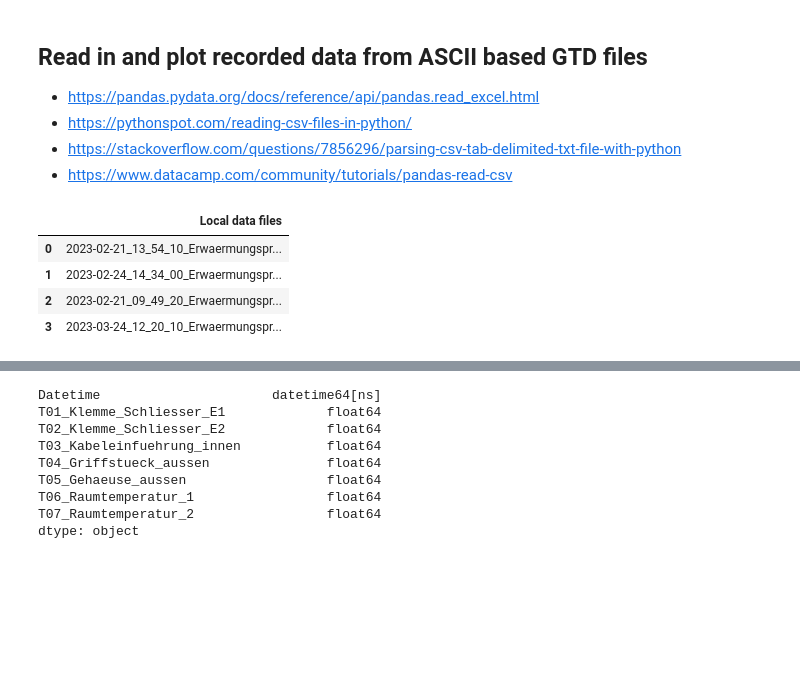
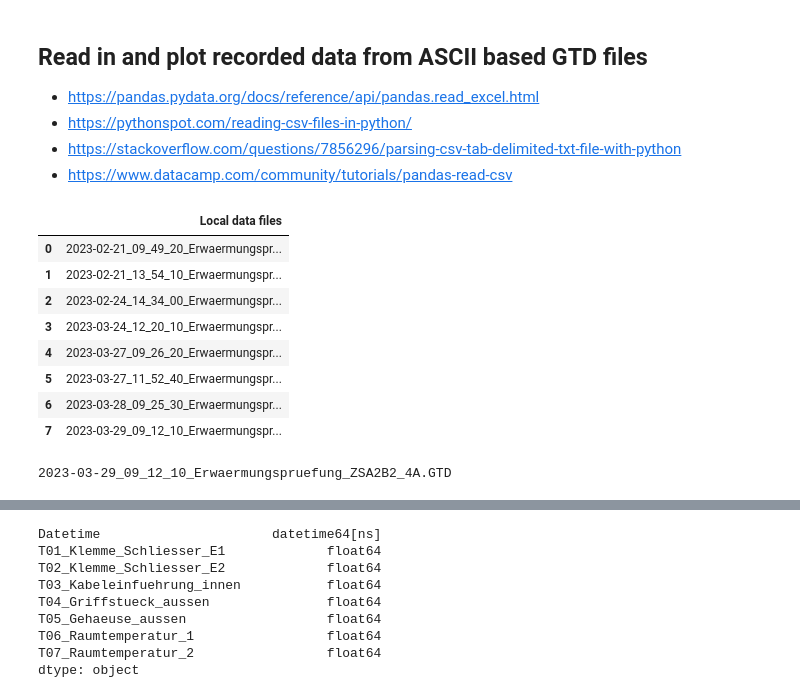
Before and after one commit to urmel79/Jupyter_PyVisa_Lab, a Jupyter notebook: Yokogawa_GP10_notebook.ipynb, the cells around one changed output, grey strips where cells are left out. Cells and saved outputs as stored; diff of their text form; code cells hidden in the pictures; blank space fills up the shorter version.

Commit message:
notebook 'Yokogawa_GP10_notebook.ipynb': reworked file handling (local and remote on measuring device); carried out some new measurements

```diff
--- a/Yokogawa_GP10_notebook.ipynb
+++ b/Yokogawa_GP10_notebook.ipynb
@@ -524,29 +546,48 @@ def create_dictionary_from_csv(filename, offset=0, cols_wanted=1):
 # %%
 # list downloaded data files (*.GTD)
 lst_file_list_local = []
 for file in os.listdir('./data_files/'):
     if file.endswith('.GTD'):
         #print(file)
         lst_file_list_local.append(file)
 
 # prevent truncation of file names while displaying the dataframe
 pd.set_option('display.max_colwidth', None)
 # read file list to dataframe
 df_file_list = pd.DataFrame(lst_file_list_local, columns=['Local data files'])
+
+# sort df_file_list alphanumerical by column 'Local data files' to get a stable index
+df_file_list.sort_values(by=['Local data files'], ascending=True, inplace=True)
+# reset the index of dataframe and avoid the old index being added as a column
+df_file_list.reset_index(drop=True, inplace=True)
+
 df_file_list
 # %% [output]
 |  | Local data files |
-| 0 | 2023-02-21_13_54_10_Erwaermungspr... |
-| 1 | 2023-02-24_14_34_00_Erwaermungspr... |
-| 2 | 2023-02-21_09_49_20_Erwaermungspr... |
+| 0 | 2023-02-21_09_49_20_Erwaermungspr... |
+| 1 | 2023-02-21_13_54_10_Erwaermungspr... |
+| 2 | 2023-02-24_14_34_00_Erwaermungspr... |
 | 3 | 2023-03-24_12_20_10_Erwaermungspr... |
+| 4 | 2023-03-27_09_26_20_Erwaermungspr... |
+| 5 | 2023-03-27_11_52_40_Erwaermungspr... |
+| 6 | 2023-03-28_09_25_30_Erwaermungspr... |
+| 7 | 2023-03-29_09_12_10_Erwaermungspr... |
 # %%
-# str_file_name_local = df_file_list['Local data files'][0] # 4 A ZSR2B2
-# str_file_name_local = df_file_list['Local data files'][2] # 6 A ZSR2B2
+# str_file_name_local = df_file_list['Local data files'][0] # 6 A ZSR2B2
+# str_file_name_local = df_file_list['Local data files'][2] # 4 A ZSR2B2
 # str_file_name_local = df_file_list['Local data files'][1] # 10 A ZSR2B2
-str_file_name_local = df_file_list['Local data files'][3] # 4 A ZSA2B2
+
+# str_file_name_local = df_file_list['Local data files'][3] # 4 A ZSA2B2
+# str_file_name_local = df_file_list['Local data files'][4] # 10 A ZSA2B2
+# str_file_name_local = df_file_list['Local data files'][5] # 4 A ZSA2B2
+# str_file_name_local = df_file_list['Local data files'][6] # 4 A ZSA2B2
+str_file_name_local = df_file_list['Local data files'][7] # 4 A ZSA2B2
+
+print(str_file_name_local)
 
 df = create_dictionary_from_csv(filename="./data_files/" + str_file_name_local, offset=24, cols_wanted=15)
+# %% [output]
+2023-03-29_09_12_10_Erwaermungspruefung_ZSA2B2_4A.GTD
 # %%
 df.head(6)
 # %% [output]
```
Also changed, not shown: parts of 21 cells of this notebook, 13 other files.
